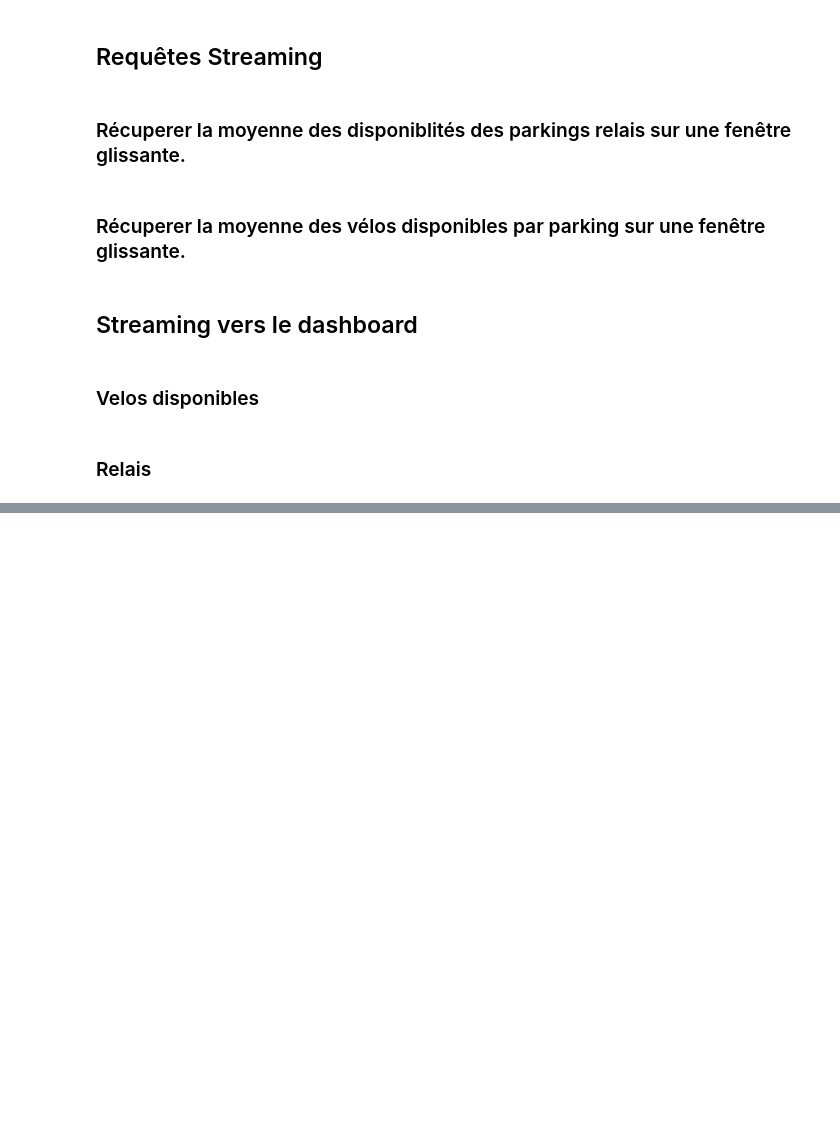
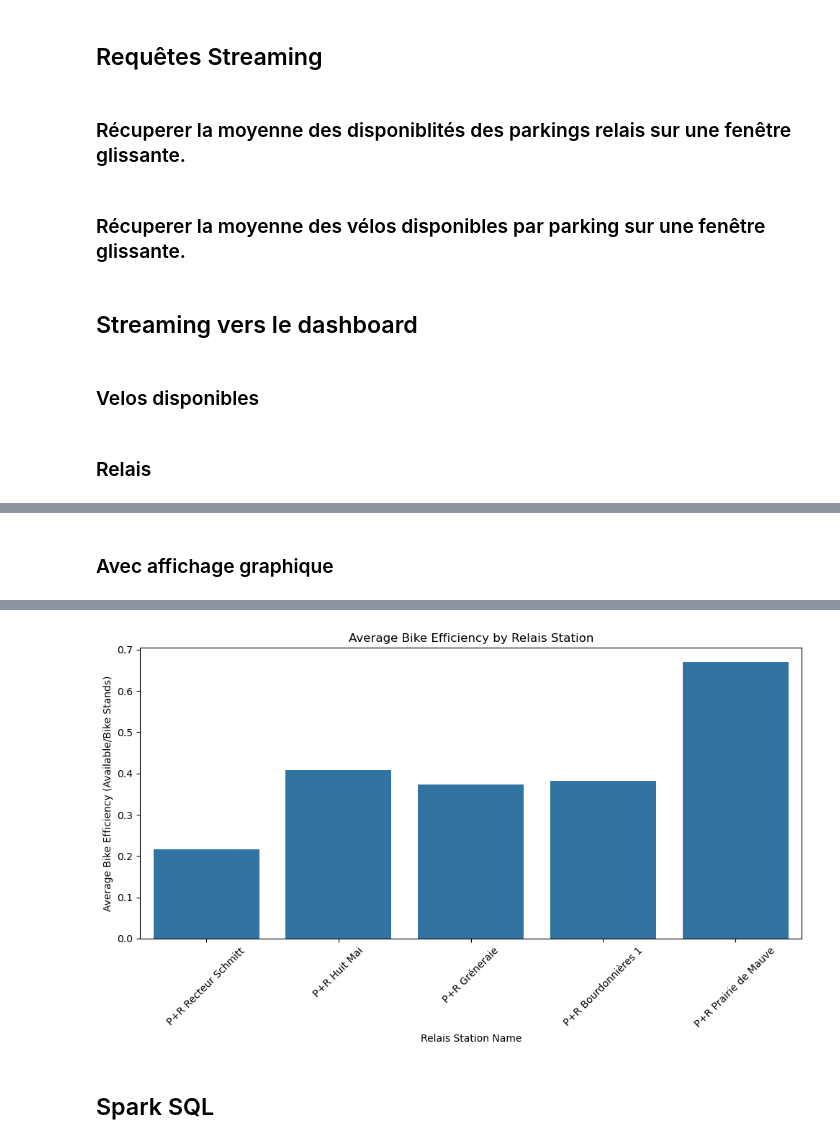
Before and after one commit to sam-bertin/fil_big_data_project, a Jupyter notebook: notebooks/requetes.ipynb, the cells around one changed output, grey strips where cells are left out. Drawn from its saved outputs; the diff is of its cells as text; code cells hidden in the pictures; blank space fills up the shorter version.

```diff
--- a/notebooks/requetes.ipynb
+++ b/notebooks/requetes.ipynb
@@ -418,0 +568,5 @@ query_relais.stop()
+# %%
+df_arrets = read_kafka_stream(arrets_topic, schema_arrets, is_streaming=False)
+df_velos = read_kafka_stream(velos_topic, schema_velos, is_streaming=False)
+df_relais = read_kafka_stream(relais_topic, schema_relais, is_streaming=False)
+df_parking = read_kafka_stream("parking_public", schema_parking_public, is_streaming=False)
@@ -418,0 +743,26 @@ query_relais.stop()
+# %% [markdown]
+### Avec affichage graphique
+# %%
+relays_efficiency = (
+    df_relais.alias("rel")
+    .join(
+         df_velos.alias("velo"),
+         (F.abs(F.col("rel.location.lon") - F.col("velo.position.lon")) <= 0.01) &
+         (F.abs(F.col("rel.location.lat") - F.col("velo.position.lat")) <= 0.01)
+    )
+    .withColumn("bike_efficiency", F.col("velo.available_bikes") / F.col("velo.bike_stands"))
+    .groupBy("rel.grp_nom")
+    .agg(F.avg("bike_efficiency").alias("avg_bike_efficiency"))
+)
+
+relays_efficiency_pd = relays_efficiency.toPandas()
+
+plt.figure(figsize=(10, 6))
+sns.barplot(data=relays_efficiency_pd, x="grp_nom", y="avg_bike_efficiency")
+plt.title("Average Bike Efficiency by Relais Station")
+plt.xlabel("Relais Station Name")
+plt.ylabel("Average Bike Efficiency (Available/Bike Stands)")
+plt.xticks(rotation=45)
+plt.tight_layout()
+plt.show()
+# %% [output]
@@ -418,0 +771,3 @@ query_relais.stop()
+[figure, added]
+# %% [markdown]
+## Spark SQL
```
Also changed, not shown: parts of 15 cells of this notebook.
